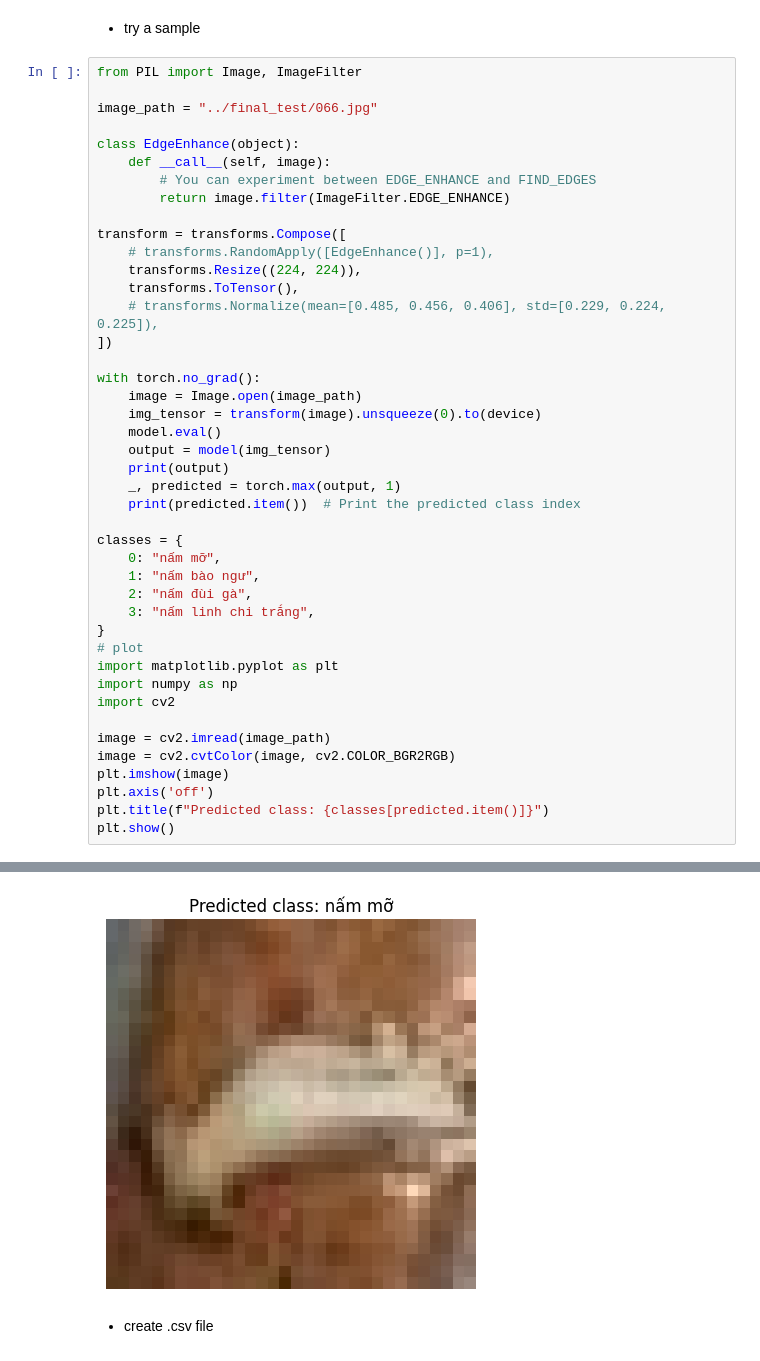
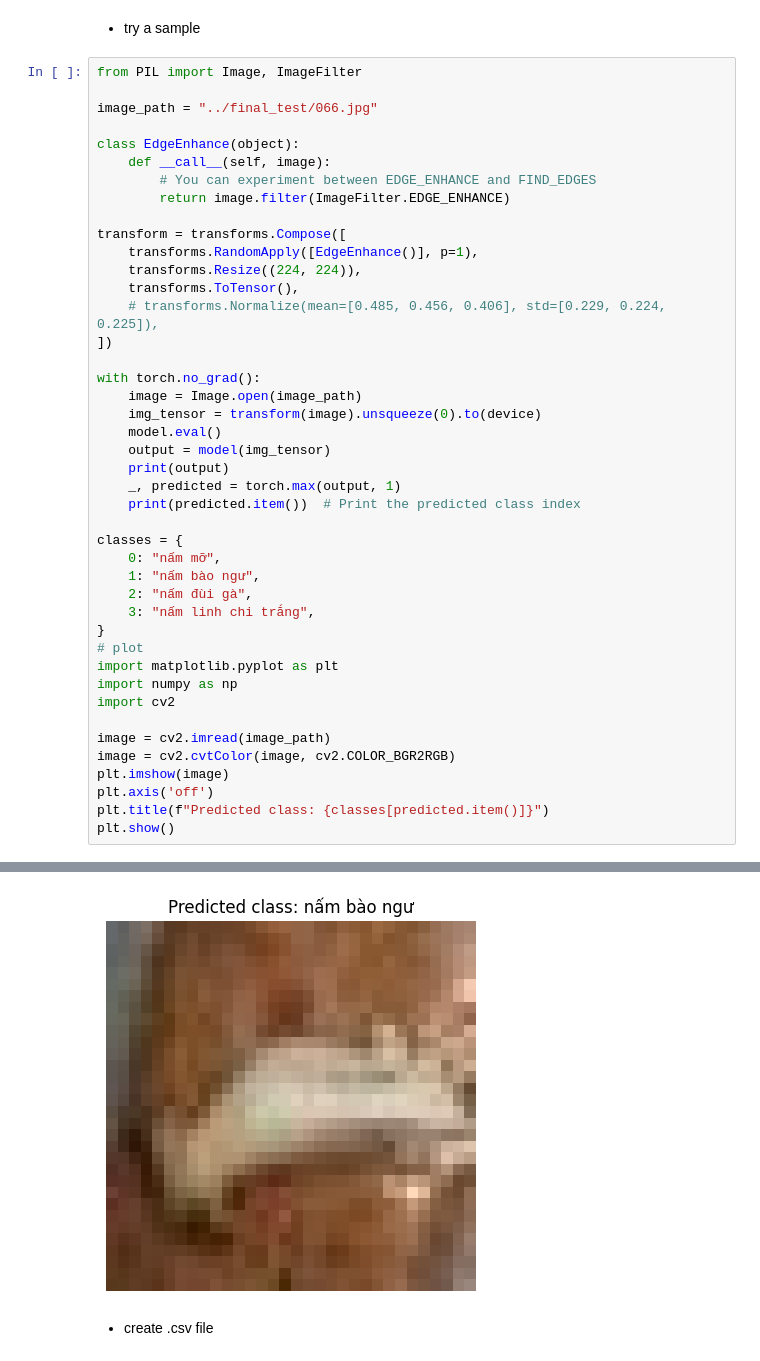
Before and after one commit to Beeditor04/hutech_mushroom, a Jupyter notebook: src/4.KAGGLE_SUBMISSION.ipynb, the cells around one changed output, grey strips where cells are left out. Saved outputs shown, nothing was run; the diff lists cells and outputs as text.

```diff
--- a/src/4.KAGGLE_SUBMISSION.ipynb
+++ b/src/4.KAGGLE_SUBMISSION.ipynb
@@ -107,7 +123,7 @@ class EdgeEnhance(object):
         return image.filter(ImageFilter.EDGE_ENHANCE)
 
 transform = transforms.Compose([
-    # transforms.RandomApply([EdgeEnhance()], p=1),
+    transforms.RandomApply([EdgeEnhance()], p=1),
     transforms.Resize((224, 224)),
     transforms.ToTensor(),
     # transforms.Normalize(mean=[0.485, 0.456, 0.406], std=[0.229, 0.224, 0.225]),
@@ -145,4 +161,4 @@ tensor([[ 2.3448, -0.0447, -0.9707,  1.3168]], device='cuda:0')
-[figure, old version]
+[figure, new version]
 # %% [markdown]
 - create .csv file
 # %%
```
Also changed, not shown: parts of 7 cells of this notebook, 8 other files.
